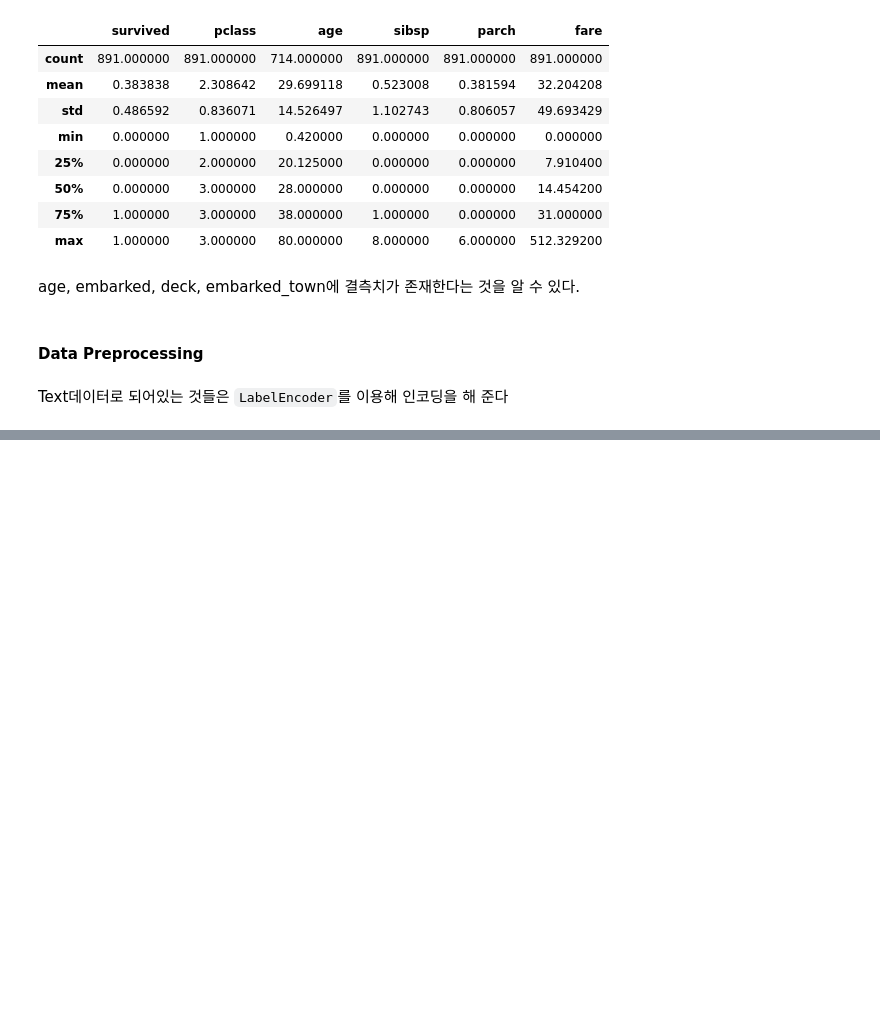
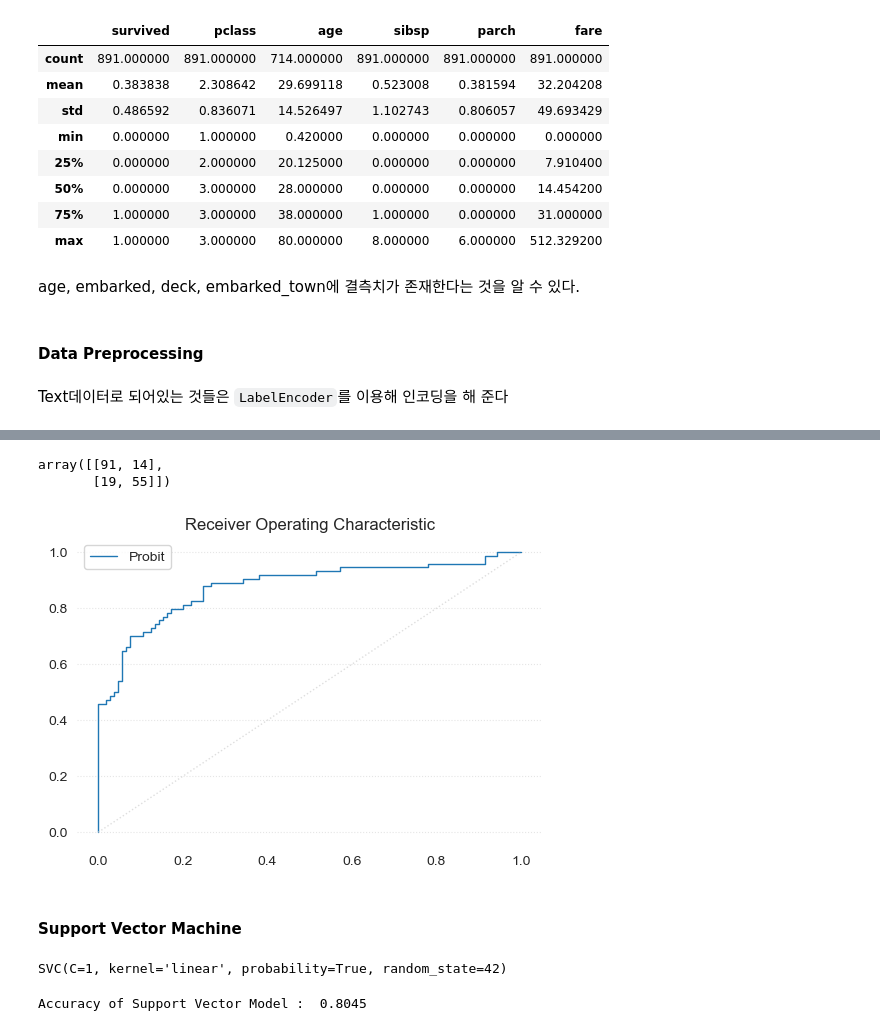
Before and after one commit to Tommylee1013/DataScience, a Jupyter notebook: titanic.ipynb, the cells around one changed output, grey strips where cells are left out. Drawn from its saved outputs; the diff is of its cells as text; code cells hidden in the pictures; blank space fills up the shorter version.

```diff
--- a/titanic.ipynb
+++ b/titanic.ipynb
@@ -73,0 +186,6 @@ data
+# %%
+probit = sm.Probit(
+    y_train,
+    sm.add_constant(X_train)
+).fit()
+print(probit.summary())
@@ -73,0 +210,4 @@ data
+# %%
+probit_prob = probit.predict(
+    sm.add_constant(X_test)
+).values.reshape(-1, 1)
@@ -73,0 +231,46 @@ data
+# %%
+confusion_matrix(y_test, probit_pred)
+# %% [output]
+array([[91, 14],
+       [19, 55]])
+# %%
+fpr_probit, tpr_probit, thres = roc_curve(y_test, probit_prob)
+# %%
+fig, ax = plt.subplots(figsize = (6, 4))
+ax.plot(fpr_probit, tpr_probit, label = 'Probit', lw = 1)
+ax.plot(
+    [0, 1],
+    [0, 1],
+    ls = ':',
+    color = 'lightgray',
+    alpha = 0.75,
+    lw = 1
+)
+for spine in ax.spines.values():
+    spine.set_visible(False)
+ax.grid(False)
+ax.yaxis.grid(True, ls = ':', alpha = 0.5)
+ax.legend()
+plt.title('Receiver Operating Characteristic')
+plt.show()
+# %% [output]
+[figure, added]
+# %% [markdown]
+#### Support Vector Machine
+# %%
+from sklearn.svm import SVC
+
+support_vector = SVC(
+    kernel = 'linear',
+    C = 1,
+    probability = True,
+    random_state = 42
+)
+support_vector.fit(X_train, y_train)
+# %% [output]
+SVC(C=1, kernel='linear', probability=True, random_state=42)
+# %%
+svm_pred = support_vector.predict(X_test)
+print(f'Accuracy of Support Vector Model : {accuracy_score(y_test, svm_pred) : .4f}')
+# %% [output]
+Accuracy of Support Vector Model :  0.8045
```
Also changed, not shown: parts of 55 cells of this notebook.
